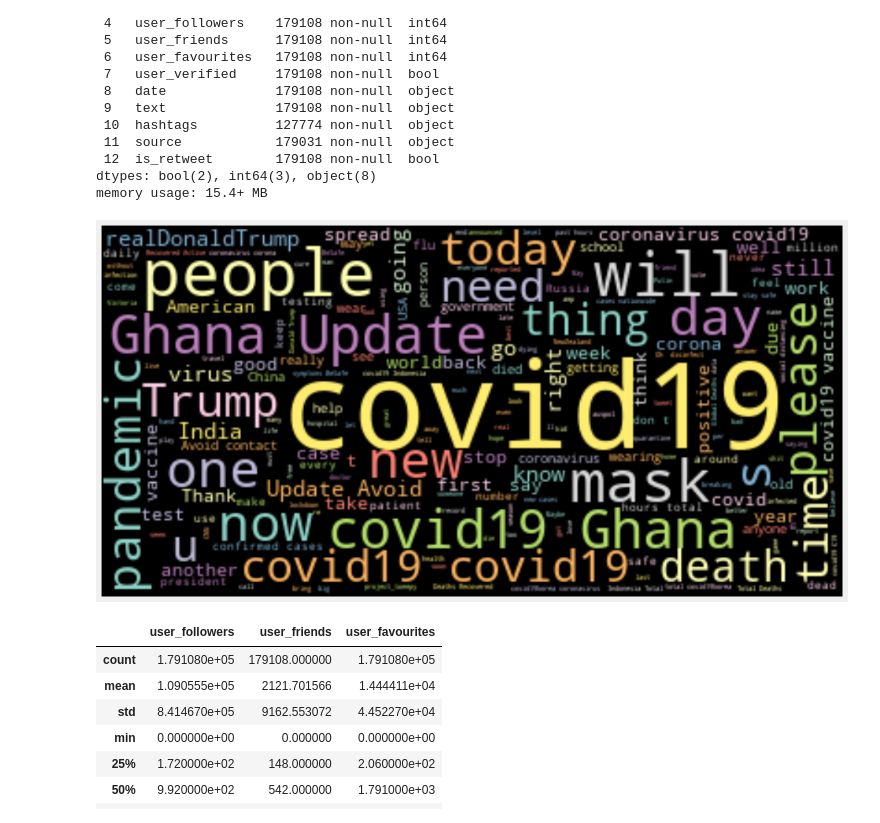
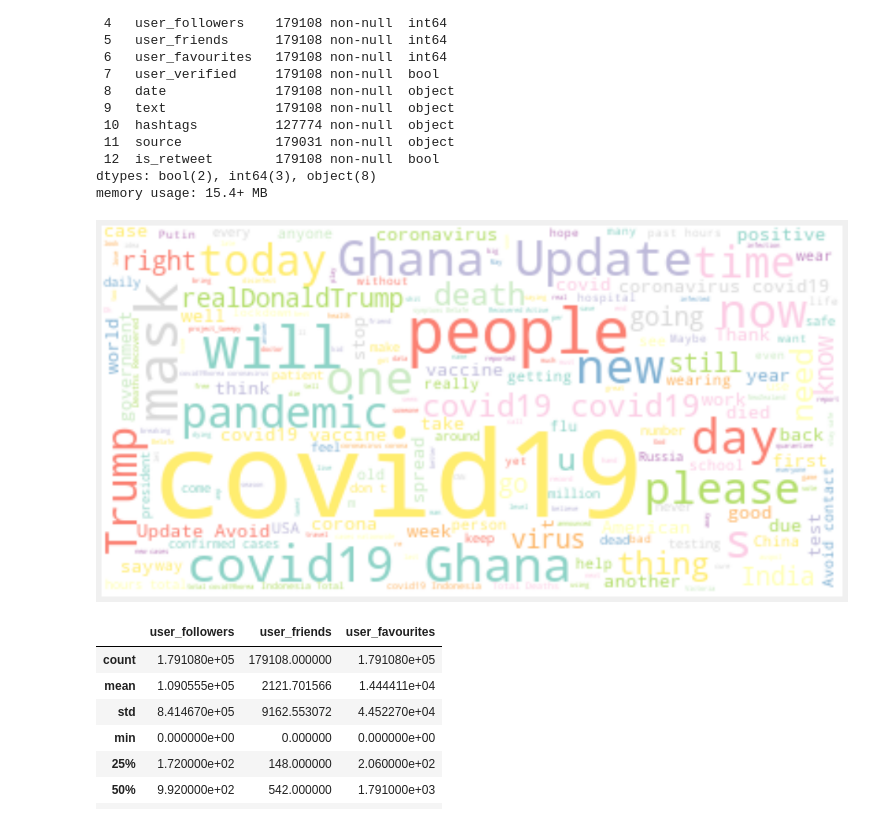
Before and after one commit to ShayaanKhan/FYP, a Jupyter notebook: code.ipynb, the cells around one changed output. Saved outputs shown, nothing was run; the diff lists cells and outputs as text; code cells hidden in the pictures.

```diff
--- a/code.ipynb
+++ b/code.ipynb
@@ -80,15 +80,15 @@ memory usage: 15.4+ MB
 # %%
 # Wordcloud for the text in the tweets after preprocessing
 
 text = ",".join(review for review in twt.text if 'COVID' not in review and 'https' not in review and 'Covid' not in review)
-wordcloud = WordCloud(max_words=1000, colormap='Set3',background_color="black").generate(text)
+wordcloud = WordCloud(max_words=1000, colormap='Set3',background_color="white").generate(text)
 plt.figure(figsize=(15,15))
 plt.imshow(wordcloud, interpolation='bilinear')
 plt.axis("off")
 plt.figure(1,figsize=(12, 12))
 plt.show()
 # %% [output]
-[figure, old version]
+[figure, new version]
 # %%
 # Dataset description
 
```
Also changed, not shown: parts of 17 cells of this notebook.
